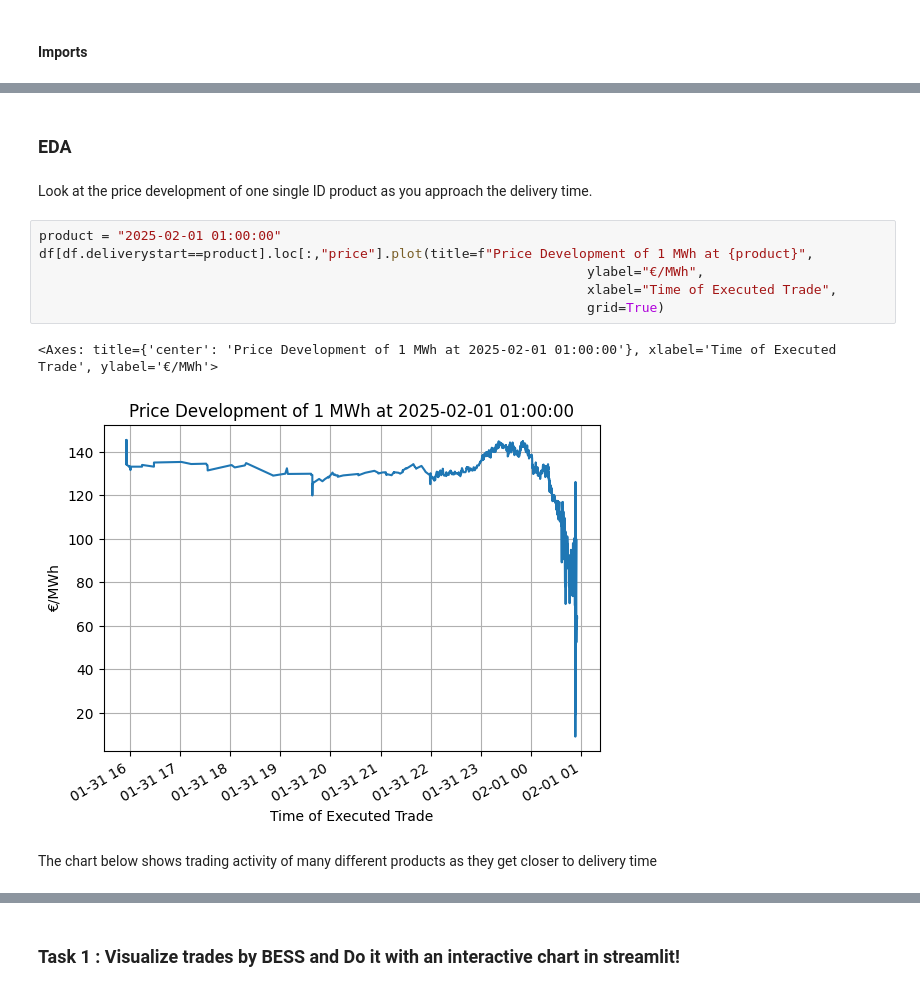
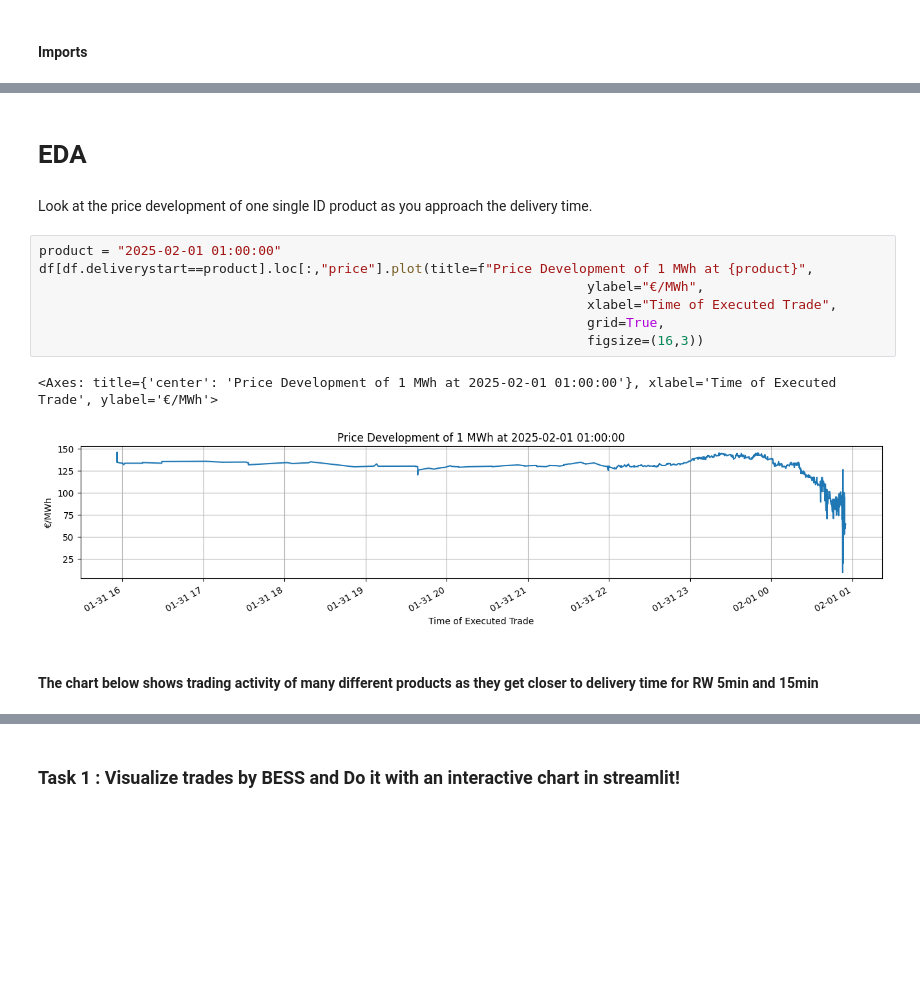
Before and after one commit to ub1999/Rolling-Intrinsic-BESS-Intraday-Trading, a Jupyter notebook: Code/Rolling Intrinsic/EDA.ipynb, the cells around one changed output, grey strips where cells are left out. Cells and saved outputs as stored; diff of their text form; blank space fills up the shorter version.

```diff
--- a/Code/Rolling Intrinsic/EDA.ipynb
+++ b/Code/Rolling Intrinsic/EDA.ipynb
@@ -15,15 +20,16 @@ df = pd.read_parquet("../../id_prices.parquet")
 # %% [markdown]
-### EDA
+# EDA
 # %% [markdown]
 Look at the price development of one single ID product as you approach the delivery time.
 # %%
 product = "2025-02-01 01:00:00"
 df[df.deliverystart==product].loc[:,"price"].plot(title=f"Price Development of 1 MWh at {product}",
                                                                       ylabel="€/MWh",
                                                                       xlabel="Time of Executed Trade",
-                                                                      grid=True)
+                                                                      grid=True,
+                                                                      figsize=(16,3))
 # %% [output]
 <Axes: title={'center': 'Price Development of 1 MWh at 2025-02-01 01:00:00'}, xlabel='Time of Executed Trade', ylabel='€/MWh'>
-[figure, old version]
+[figure, new version]
 # %% [markdown]
-The chart below shows trading activity of many different products as they get closer to delivery time
+#### The chart below shows trading activity of many different products as they get closer to delivery time for RW 5min and 15min
```
Also changed, not shown: parts of 17 cells of this notebook, 2 other files.
